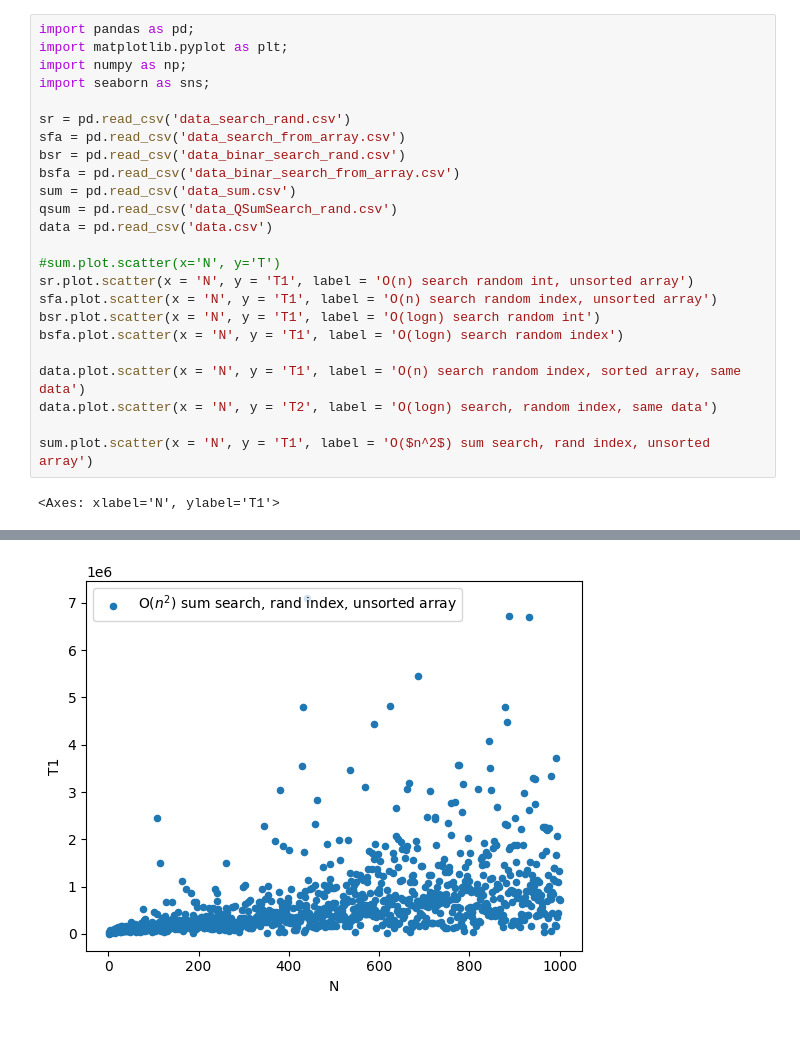
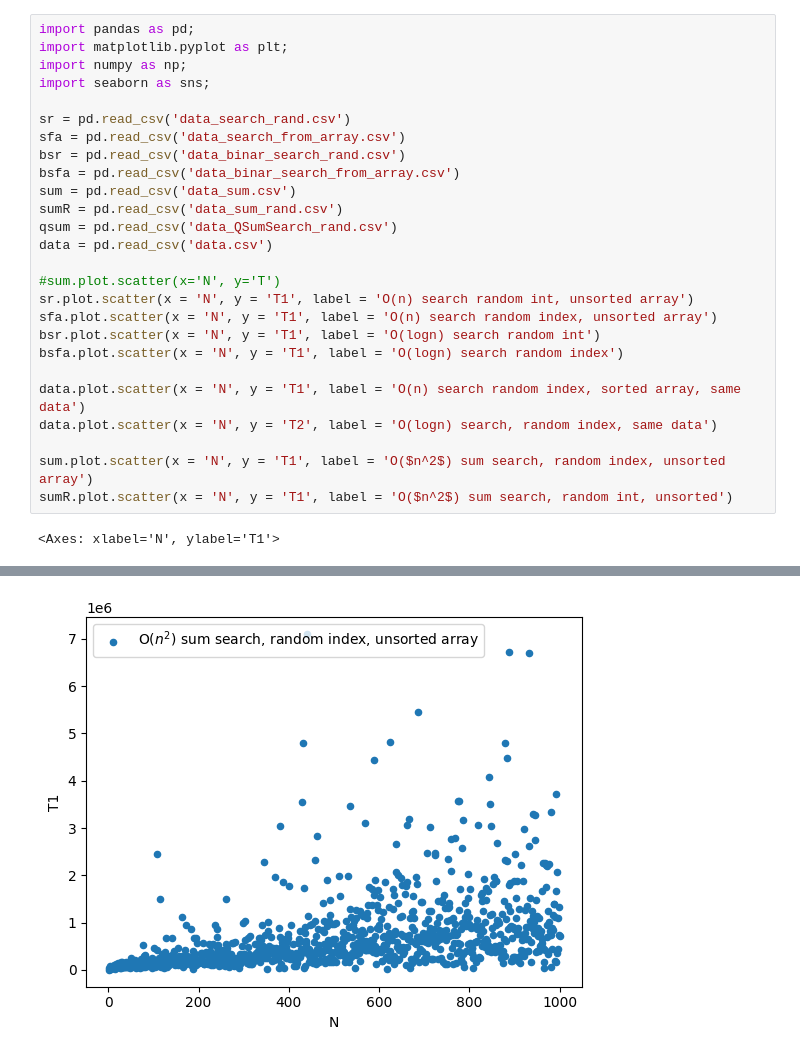
Before and after one commit to LOGHITER/lab01, a Jupyter notebook: lab01/graph.ipynb, the cells around one changed output, grey strips where cells are left out. Cells and saved outputs as stored; diff of their text form.

```diff
--- a/lab01/graph.ipynb
+++ b/lab01/graph.ipynb
@@ -2,32 +2,34 @@
 import pandas as pd;
 import matplotlib.pyplot as plt;
 import numpy as np;
 import seaborn as sns;
 
 sr = pd.read_csv('data_search_rand.csv')
 sfa = pd.read_csv('data_search_from_array.csv')
 bsr = pd.read_csv('data_binar_search_rand.csv')
 bsfa = pd.read_csv('data_binar_search_from_array.csv')
 sum = pd.read_csv('data_sum.csv')
+sumR = pd.read_csv('data_sum_rand.csv')
 qsum = pd.read_csv('data_QSumSearch_rand.csv')
 data = pd.read_csv('data.csv')
 
 #sum.plot.scatter(x='N', y='T')
 sr.plot.scatter(x = 'N', y = 'T1', label = 'O(n) search random int, unsorted array')
 sfa.plot.scatter(x = 'N', y = 'T1', label = 'O(n) search random index, unsorted array')
 bsr.plot.scatter(x = 'N', y = 'T1', label = 'O(logn) search random int')
 bsfa.plot.scatter(x = 'N', y = 'T1', label = 'O(logn) search random index')
 
 data.plot.scatter(x = 'N', y = 'T1', label = 'O(n) search random index, sorted array, same data')
 data.plot.scatter(x = 'N', y = 'T2', label = 'O(logn) search, random index, same data')
 
-sum.plot.scatter(x = 'N', y = 'T1', label = 'O($n^2$) sum search, rand index, unsorted array')
+sum.plot.scatter(x = 'N', y = 'T1', label = 'O($n^2$) sum search, random index, unsorted array')
+sumR.plot.scatter(x = 'N', y = 'T1', label = 'O($n^2$) sum search, random int, unsorted')
 # %% [output]
 <Axes: xlabel='N', ylabel='T1'>
 [figure]
 [figure]
 [figure]
 [figure]
 [figure]
 [figure]
-[figure, old version]
+[figure, new version]
```
Also changed, not shown: parts of 1 cell of this notebook.
